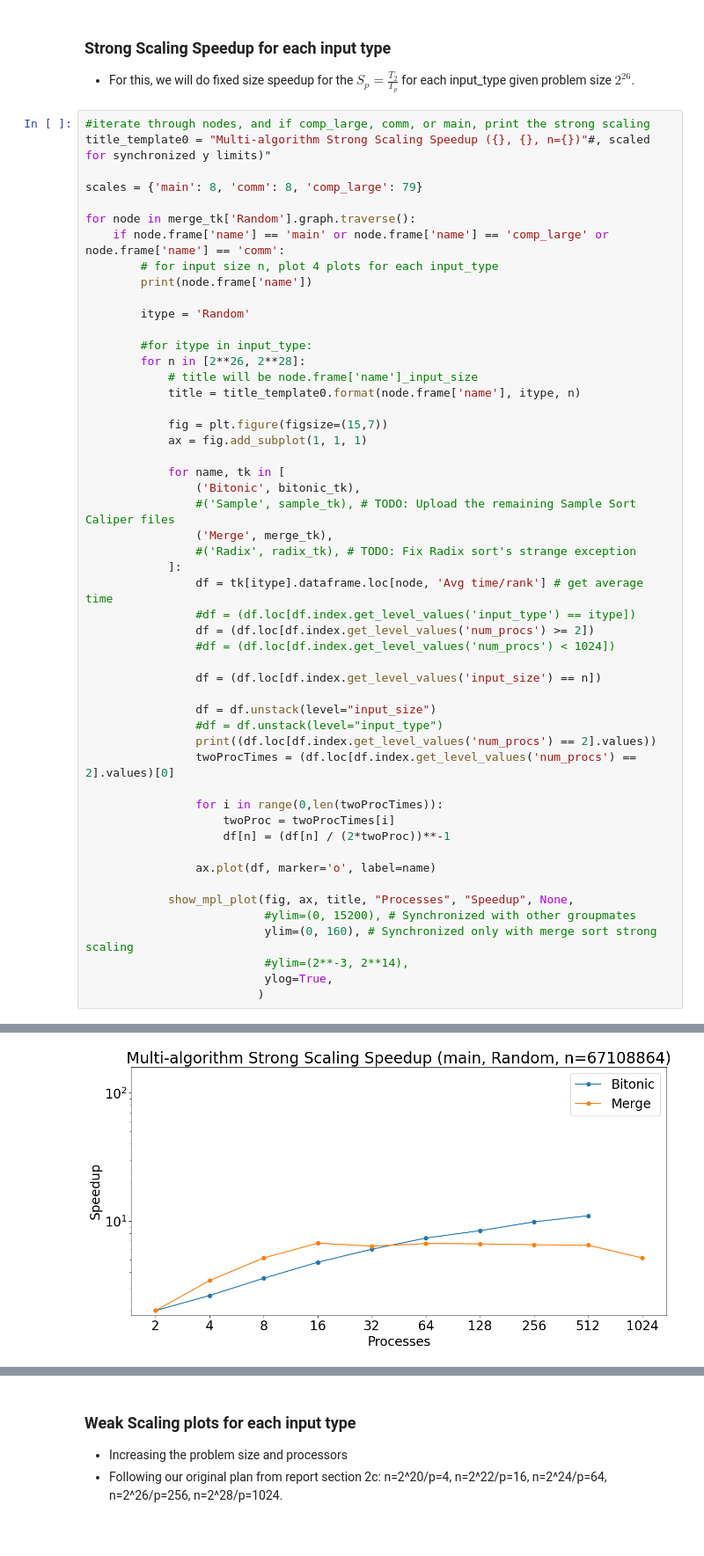
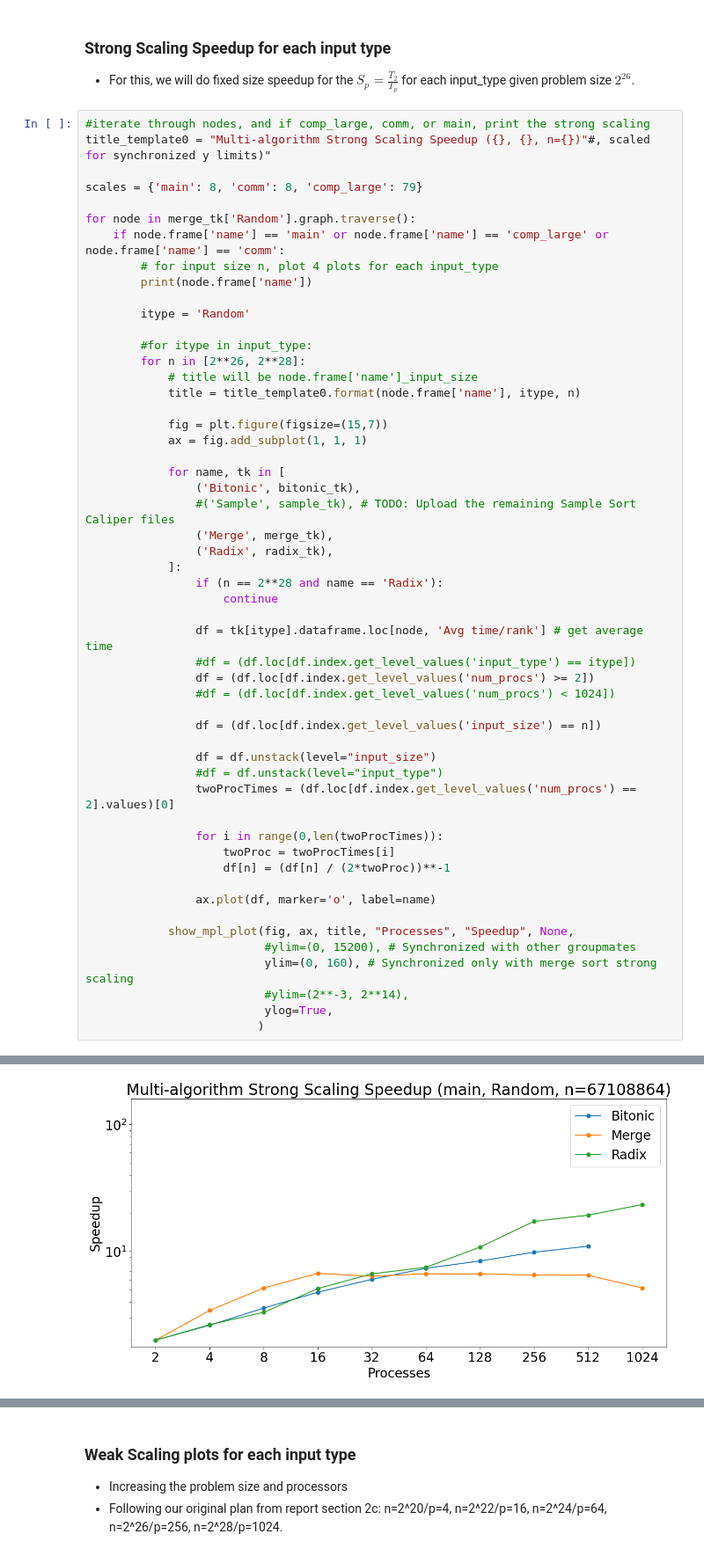
Before and after one commit to JeffreyMitchellTAMU/CSCE435_Project_2024, a Jupyter notebook: multi_alg_ipynb/multi_alg.ipynb, the cells around one changed output, grey strips where cells are left out. Shown at 88% size. Saved outputs shown, nothing was run; the diff lists cells and outputs as text.

Commit message:
Fixed the bug preventing Radix Sort from appearing in multi-alg Speedup plots

```diff
--- a/multi_alg_ipynb/multi_alg.ipynb
+++ b/multi_alg_ipynb/multi_alg.ipynb
@@ -201,8 +201,11 @@ for node in merge_tk['Random'].graph.traverse():
                 ('Bitonic', bitonic_tk),
                 #('Sample', sample_tk), # TODO: Upload the remaining Sample Sort Caliper files
                 ('Merge', merge_tk),
-                #('Radix', radix_tk), # TODO: Fix Radix sort's strange exception
+                ('Radix', radix_tk),
             ]:
+                if (n == 2**28 and name == 'Radix'):
+                    continue
+
                 df = tk[itype].dataframe.loc[node, 'Avg time/rank'] # get average time
                 #df = (df.loc[df.index.get_level_values('input_type') == itype])
                 df = (df.loc[df.index.get_level_values('num_procs') >= 2])
@@ -212,7 +215,6 @@ for node in merge_tk['Random'].graph.traverse():
 
                 df = df.unstack(level="input_size")
                 #df = df.unstack(level="input_type")
-                print((df.loc[df.index.get_level_values('num_procs') == 2].values))
                 twoProcTimes = (df.loc[df.index.get_level_values('num_procs') == 2].values)[0]
 
                 for i in range(0,len(twoProcTimes)):
@@ -234 +234 @@ main
-[figure, old version]
+[figure, new version]
```
Also changed, not shown: parts of 1 cell of this notebook, 3 other files.
